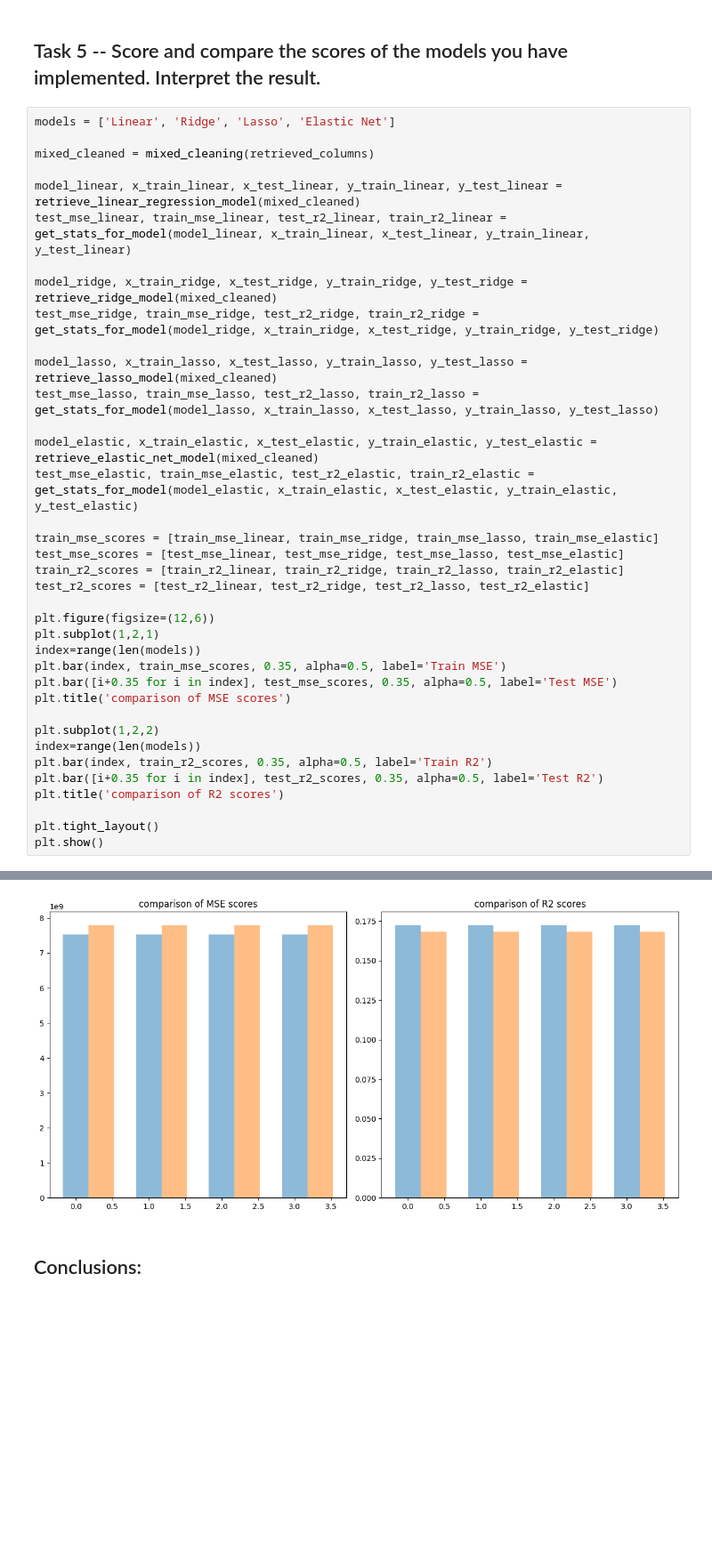
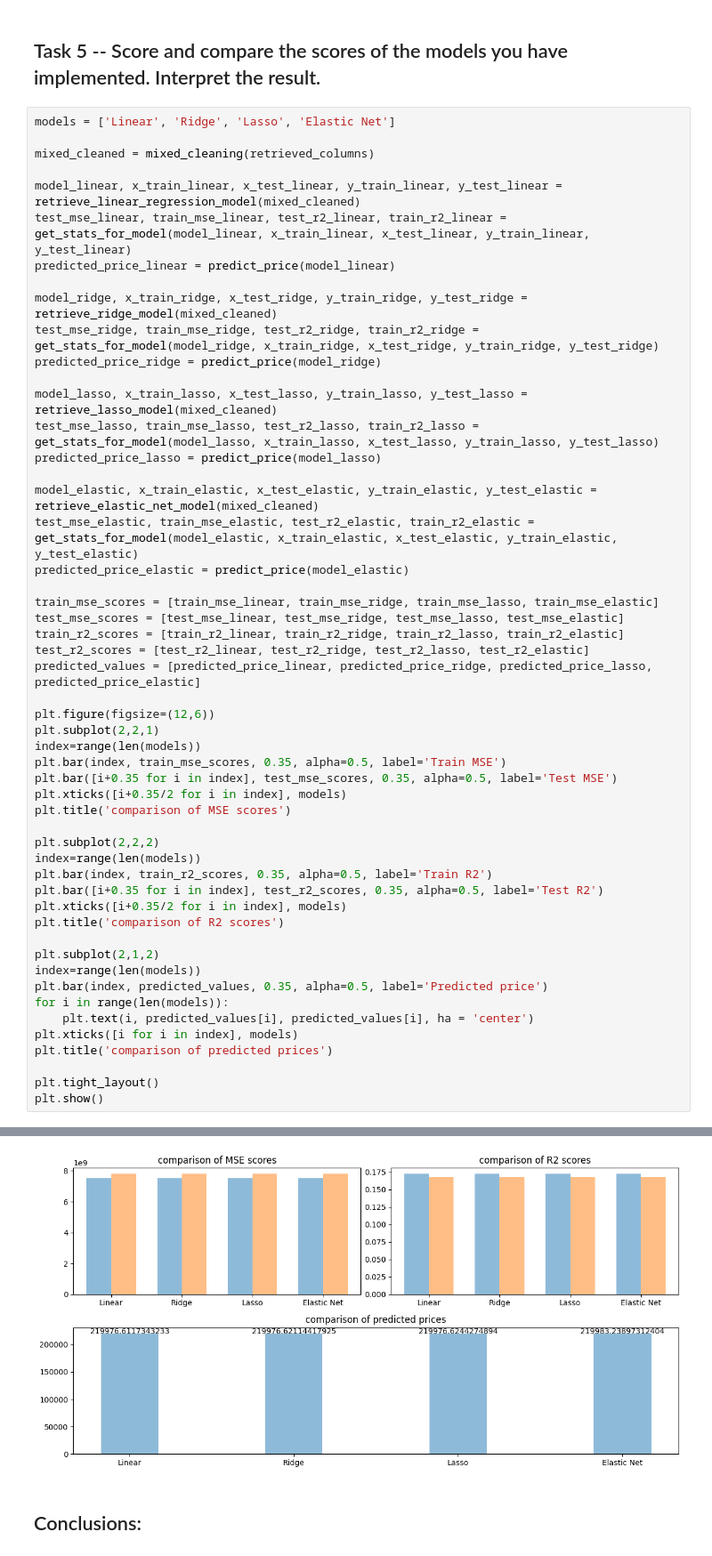
Before and after one commit to espada1317/IA_labs, a Jupyter notebook: IA_LAB4/IA_M_ReportTemplate.ipynb, the cells around one changed output, grey strips where cells are left out. Shown at 89% size. Saved outputs shown, nothing was run; the diff lists cells and outputs as text; blank space fills up the shorter version.

```diff
--- a/IA_LAB4/IA_M_ReportTemplate.ipynb
+++ b/IA_LAB4/IA_M_ReportTemplate.ipynb
@@ -346,33 +353,48 @@ mixed_cleaned = mixed_cleaning(retrieved_columns)
 
 model_linear, x_train_linear, x_test_linear, y_train_linear, y_test_linear = retrieve_linear_regression_model(mixed_cleaned)
 test_mse_linear, train_mse_linear, test_r2_linear, train_r2_linear = get_stats_for_model(model_linear, x_train_linear, x_test_linear, y_train_linear, y_test_linear)
+predicted_price_linear = predict_price(model_linear)
 
 model_ridge, x_train_ridge, x_test_ridge, y_train_ridge, y_test_ridge = retrieve_ridge_model(mixed_cleaned)
 test_mse_ridge, train_mse_ridge, test_r2_ridge, train_r2_ridge = get_stats_for_model(model_ridge, x_train_ridge, x_test_ridge, y_train_ridge, y_test_ridge)
+predicted_price_ridge = predict_price(model_ridge)
 
 model_lasso, x_train_lasso, x_test_lasso, y_train_lasso, y_test_lasso = retrieve_lasso_model(mixed_cleaned)
 test_mse_lasso, train_mse_lasso, test_r2_lasso, train_r2_lasso = get_stats_for_model(model_lasso, x_train_lasso, x_test_lasso, y_train_lasso, y_test_lasso)
+predicted_price_lasso = predict_price(model_lasso)
 
 model_elastic, x_train_elastic, x_test_elastic, y_train_elastic, y_test_elastic = retrieve_elastic_net_model(mixed_cleaned)
 test_mse_elastic, train_mse_elastic, test_r2_elastic, train_r2_elastic = get_stats_for_model(model_elastic, x_train_elastic, x_test_elastic, y_train_elastic, y_test_elastic)
+predicted_price_elastic = predict_price(model_elastic)
 
 train_mse_scores = [train_mse_linear, train_mse_ridge, train_mse_lasso, train_mse_elastic]
 test_mse_scores = [test_mse_linear, test_mse_ridge, test_mse_lasso, test_mse_elastic]
 train_r2_scores = [train_r2_linear, train_r2_ridge, train_r2_lasso, train_r2_elastic]
 test_r2_scores = [test_r2_linear, test_r2_ridge, test_r2_lasso, test_r2_elastic]
+predicted_values = [predicted_price_linear, predicted_price_ridge, predicted_price_lasso, predicted_price_elastic]
 
 plt.figure(figsize=(12,6))
-plt.subplot(1,2,1)
+plt.subplot(2,2,1)
 index=range(len(models))
 plt.bar(index, train_mse_scores, 0.35, alpha=0.5, label='Train MSE')
 plt.bar([i+0.35 for i in index], test_mse_scores, 0.35, alpha=0.5, label='Test MSE')
+plt.xticks([i+0.35/2 for i in index], models)
 plt.title('comparison of MSE scores')
 
-plt.subplot(1,2,2)
+plt.subplot(2,2,2)
 index=range(len(models))
 plt.bar(index, train_r2_scores, 0.35, alpha=0.5, label='Train R2')
 plt.bar([i+0.35 for i in index], test_r2_scores, 0.35, alpha=0.5, label='Test R2')
+plt.xticks([i+0.35/2 for i in index], models)
 plt.title('comparison of R2 scores')
+
+plt.subplot(2,1,2)
+index=range(len(models))
+plt.bar(index, predicted_values, 0.35, alpha=0.5, label='Predicted price')
+for i in range(len(models)):
+    plt.text(i, predicted_values[i], predicted_values[i], ha = 'center')
+plt.xticks([i for i in index], models)
+plt.title('comparison of predicted prices')
 
 plt.tight_layout()
 plt.show()
@@ -380,4 +406,4 @@ plt.show()
-[figure, old version]
+[figure, new version]
 # %% [markdown]
 ## Conclusions:
 # %% [markdown]
```
Also changed, not shown: parts of 4 cells of this notebook.
